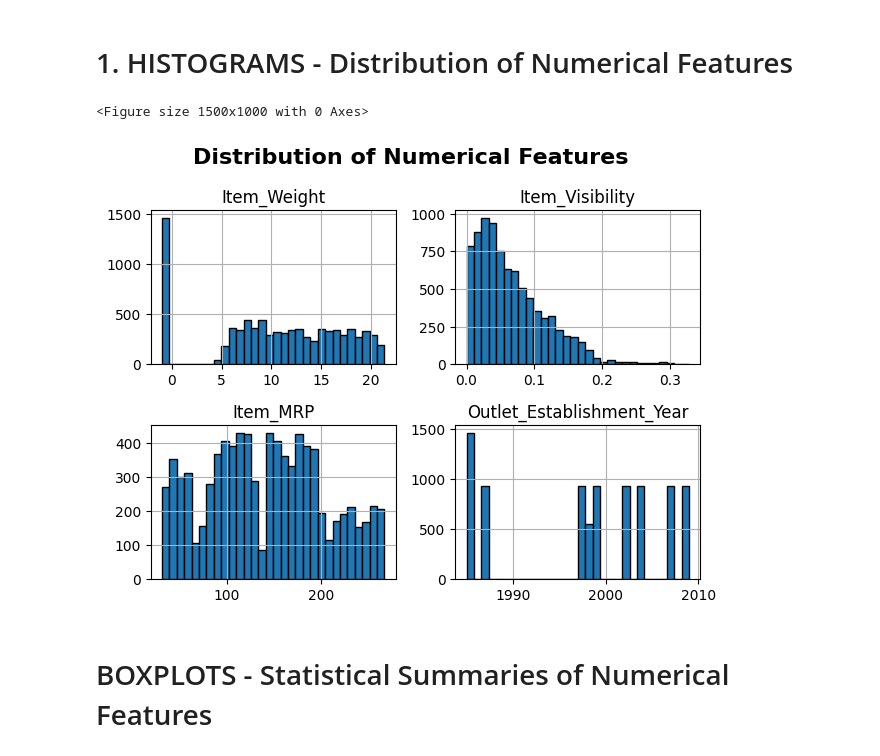
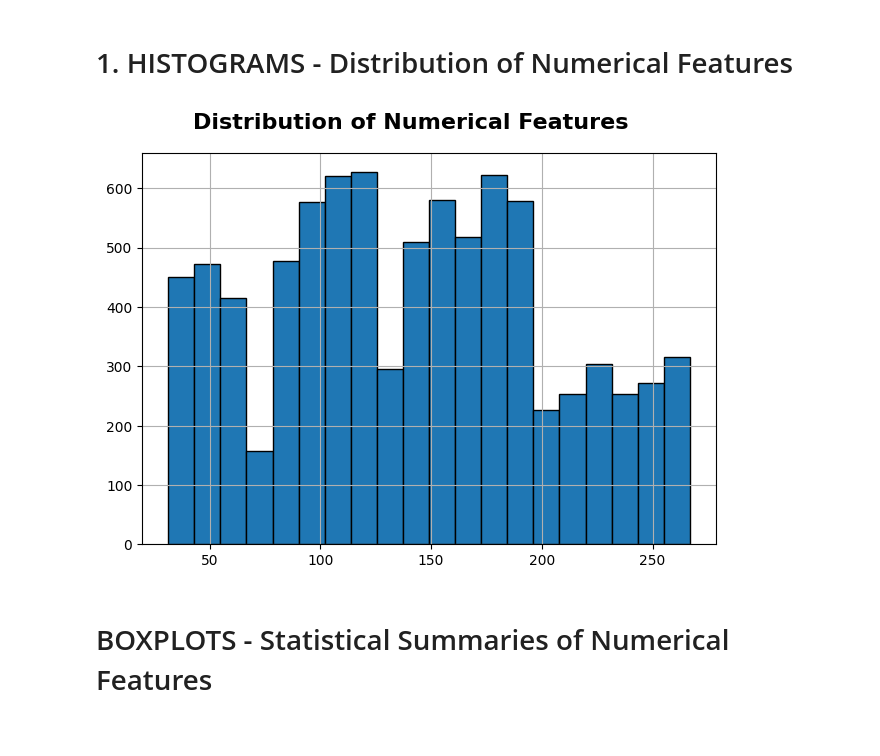
Before and after one commit to Afnankh00/Prediction-of-Product-Sales, a Jupyter notebook: Prediction_of_Product_Sales.ipynb, the cells around one changed output. Cells and saved outputs as stored; diff of their text form; code cells hidden in the pictures.

```diff
--- a/Prediction_of_Product_Sales.ipynb
+++ b/Prediction_of_Product_Sales.ipynb
@@ -300,16 +335,18 @@ import seaborn as sns
 # 1. HISTOGRAMS - Distribution of Numerical Features
 # %%
 plot_df = df.copy()
-plt.figure(figsize=(15, 10))
-plot_df[['Item_Weight', 'Item_Visibility', 'Item_MRP', 'Outlet_Establishment_Year']].hist(
-    bins=30,
+plt.figure()
+plot_df['Item_MRP'].hist(
+    bins=20,
     edgecolor='black', )
+# plot_df[['Item_Weight', 'Item_Visibility', 'Item_MRP', 'Outlet_Establishment_Year']].hist(
+#     bins=10,
+#     edgecolor='black', )
 plt.suptitle('Distribution of Numerical Features', fontsize=16, fontweight='bold')
 plt.tight_layout()
 plt.show()
 # %% [output]
-<Figure size 1500x1000 with 0 Axes>
-[figure, old version]
+[figure, new version]
 # %% [markdown]
 # BOXPLOTS - Statistical Summaries of Numerical Features
 # %%
```
Also changed, not shown: parts of 91 cells of this notebook.
